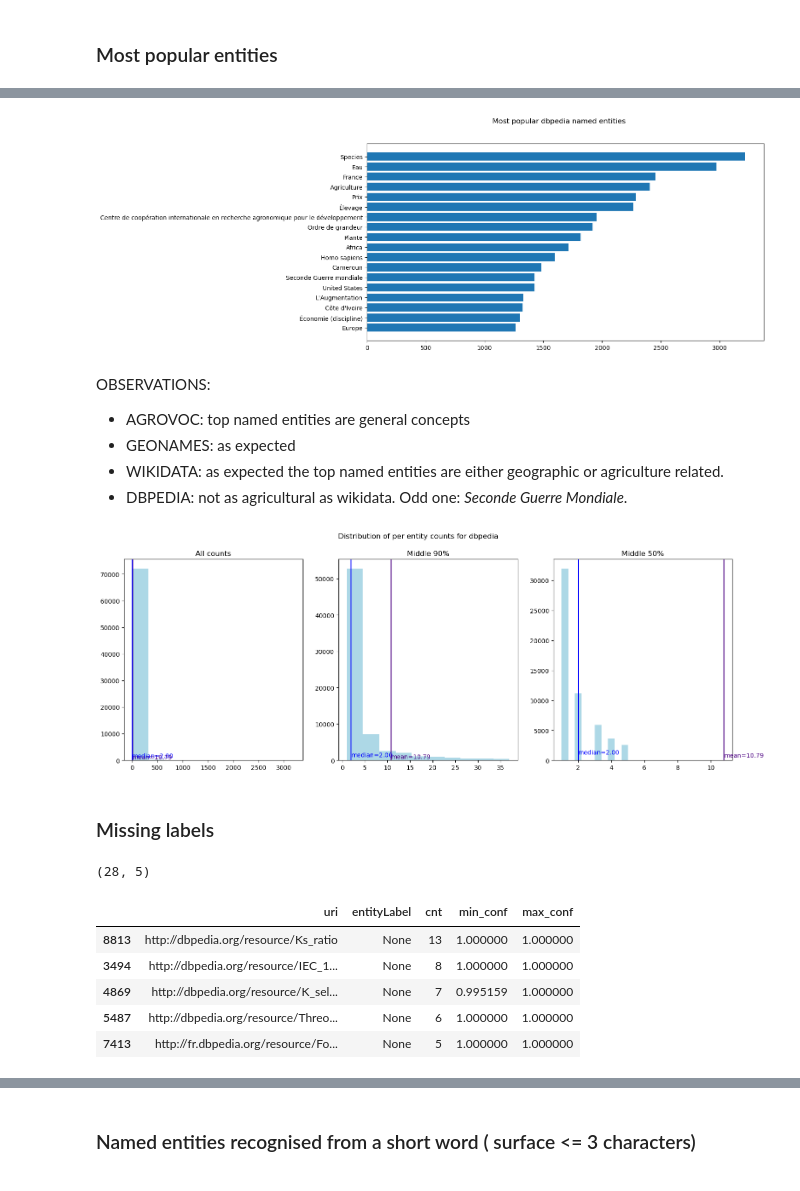
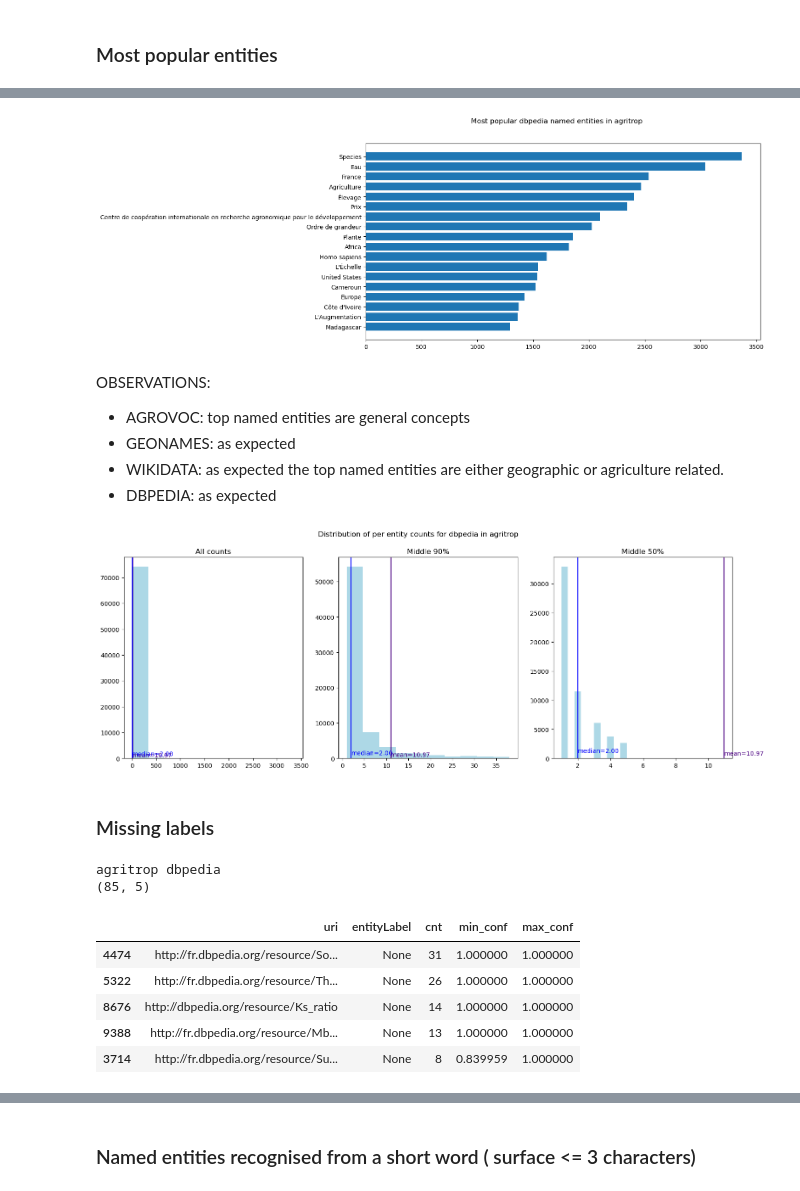
Before and after one commit to issa-project/issa-pipeline, a Jupyter notebook: notebooks/issa-entity-analysis.ipynb, the cells around one changed output, grey strips where cells are left out. Saved outputs shown, nothing was run; the diff lists cells and outputs as text; code cells hidden in the pictures.

```diff
--- a/notebooks/issa-entity-analysis.ipynb
+++ b/notebooks/issa-entity-analysis.ipynb
@@ -49,15 +49,17 @@ def sparql_service_to_dataframe(service, query):
 
     return pd.DataFrame(out, columns=cols)
 
-def sparql_service_to_dataframe_with_scrollable_cursor(service, query_templ, params=(), page_size=10000):
+def sparql_service_to_dataframe_with_scrollable_cursor(service, query_templ, page_size=10000):
     offset= 0
     keep_going=True
     df_res_list = []
 
+    print(service)
     print('fetching... ', end='')
     try:
         while True:
-            query = query_templ % (params + (offset, page_size) )
+            query = query_templ % (offset, page_size)
+            #print(query)
             df_res = sparql_service_to_dataframe(service, query )
             if df_res.shape[0] > 0 :
                 print(df_res.shape[0], end=', ')
@@ -66,6 +68,7 @@ def sparql_service_to_dataframe_with_scrollable_cursor(service, query_templ, par
                 time.sleep(5)
             else:
                 print(df_res.shape[0])
+                df_res_list.append(df_res)
                 break
     except Exception as ex:
         print(ex)
@@ -86,3 +87,18 @@ issa_agritrop_endpoint = 'http://data-issa.cirad.fr/sparql'
+# %%
+issa_instances = {'agritrop': {'endpoint' : 'https://data-issa.cirad.fr/sparql',
+                               'namespace' : 'http://data-issa.cirad.fr/',
+                               'name': 'issa-agritrop',
+                              },
+                  'hal':      {'endpoint' : 'http://localhost:8891/sparql',
+                               'namespace' : 'http://data-issa.dhm.euromov.fr/',
+                               'name': 'issa-hal-euromov-dhm',
+                              }
+                 }
+
+instance='agritrop'
+
+#issa_instances[instance]['endpoint'] = 'http://data-issa.cirad.fr/sparql'
+#issa_instances[instance]['endpoint'] = issa_instances[instance]['endpoint']
 # %% [markdown]
 ## Dataset info
 # %%
@@ -244,0 +243,3 @@ vocab = 'dbpedia'
+# %%
+instance='agritrop'
+vocab = 'dbpedia'
@@ -246,10 +340,12 @@ vocab = 'dbpedia'
 df_ne_count = {}
 #for key, value in annotators.items():
 key, value = vocab, annotators[vocab]
-df_ne_count[key] = sparql_service_to_dataframe_with_scrollable_cursor(issa_agritrop_endpoint,  annotations_per_entity_count_query, (value, ) )
+df_ne_count[key] = sparql_service_to_dataframe_with_scrollable_cursor(issa_instances[instance]['endpoint'],
+                                                                      annotations_per_entity_count_query )
 #df_ne_count[key].dropna(inplace=True)
 df_ne_count[key] = df_ne_count[key].astype({'cnt': 'int',
                                             'min_conf' : 'float',
                                             'max_conf' : 'float'})
+print(instance, vocab)
 print(annotators[key] , df_ne_count[key].shape)
 # %% [output]
@@ -292,22 +405,22 @@ df_ne_count[vocab].head()
 # %%
 fig = plt.figure(figsize=(12, 6))
-fig.suptitle(f'Most popular {vocab} named entities')
+fig.suptitle(f'Most popular {vocab} named entities in {instance}')
 
 plt.barh(df_ne_count[vocab].head(20).entityLabel , width= df_ne_count[vocab].head(20).cnt)
 plt.gca().invert_yaxis()
 
 plt.show()
 # %% [output]
-[figure, old version]
+[figure, new version]
 # %% [markdown]
 OBSERVATIONS:
 - AGROVOC: top named entities are general concepts
 - GEONAMES: as expected
 - WIKIDATA: as expected the top named entities are either geographic or agriculture related.
-- DBPEDIA: not as agricultural as wikidata. Odd one: *Seconde Guerre Mondiale*.
+- DBPEDIA: as expected
 # %%
 fig = plt.figure(figsize=(18, 6))
-fig.suptitle(f'Distribution of per entity counts for {vocab}')
+fig.suptitle(f'Distribution of per entity counts for {vocab} in {instance}')
 
 def show_hist(i, df_f1, range=None, title=None):
     mean_cnt = df_f1.cnt.mean()
@@ -333,23 +446,25 @@ show_hist(2, df_ne_count[vocab], range=(df_ne_count[vocab].cnt.quantile(0.25) ,
                                         df_ne_count[vocab].cnt.quantile(0.75)),
          title='Middle 50%')
 # %% [output]
-[figure, old version]
+[figure, new version]
 # %% [markdown]
 ### Missing labels
 # %%
+print(instance, vocab)
 print(df_ne_count[vocab][df_ne_count[vocab].entityLabel.isna()].shape)
 
 df_ne_count[vocab][df_ne_count[vocab].entityLabel.isna()]\
     .head()\
     .style.format({'uri': hyperlink})
 # %% [output]
-(28, 5)
+agritrop dbpedia
+(85, 5)
 |  | uri | entityLabel | cnt | min_conf | max_conf |
-| 8813 | http://dbpedia.org/resource/Ks_ratio | None | 13 | 1.000000 | 1.000000 |
-| 3494 | http://dbpedia.org/resource/IEC_1... | None | 8 | 1.000000 | 1.000000 |
-| 4869 | http://dbpedia.org/resource/K_sel... | None | 7 | 0.995159 | 1.000000 |
-| 5487 | http://dbpedia.org/resource/Threo... | None | 6 | 1.000000 | 1.000000 |
-| 7413 | http://fr.dbpedia.org/resource/Fo... | None | 5 | 1.000000 | 1.000000 |
+| 4474 | http://fr.dbpedia.org/resource/So... | None | 31 | 1.000000 | 1.000000 |
+| 5322 | http://fr.dbpedia.org/resource/Th... | None | 26 | 1.000000 | 1.000000 |
+| 8676 | http://dbpedia.org/resource/Ks_ratio | None | 14 | 1.000000 | 1.000000 |
+| 9388 | http://fr.dbpedia.org/resource/Mb... | None | 13 | 1.000000 | 1.000000 |
+| 3714 | http://fr.dbpedia.org/resource/Su... | None | 8 | 0.839959 | 1.000000 |
 # %% [markdown]
 OBSERVATIONS:
 - AGROVOC: no missing values! :thumbup
```
Also changed, not shown: parts of 42 cells of this notebook, 3 other files.
